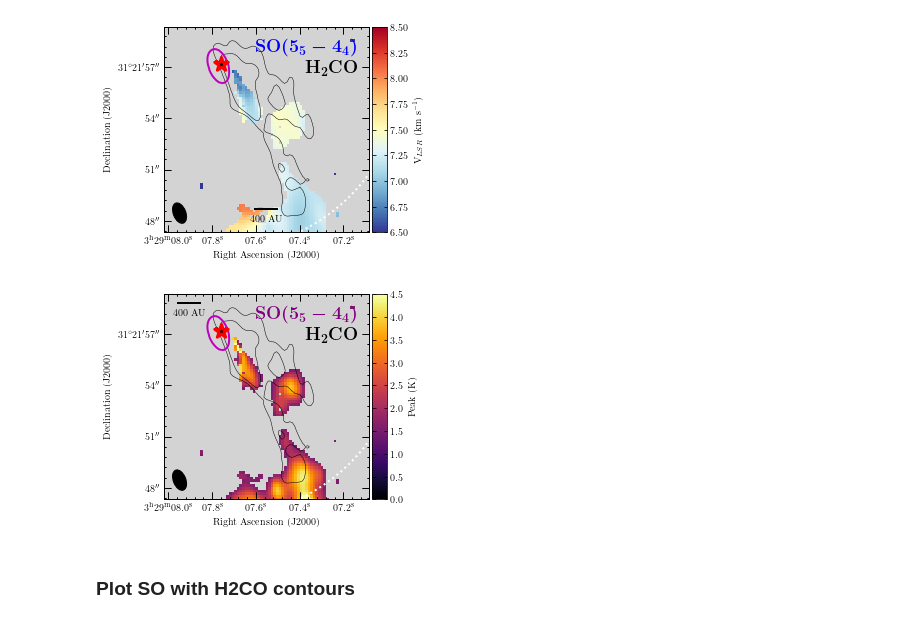
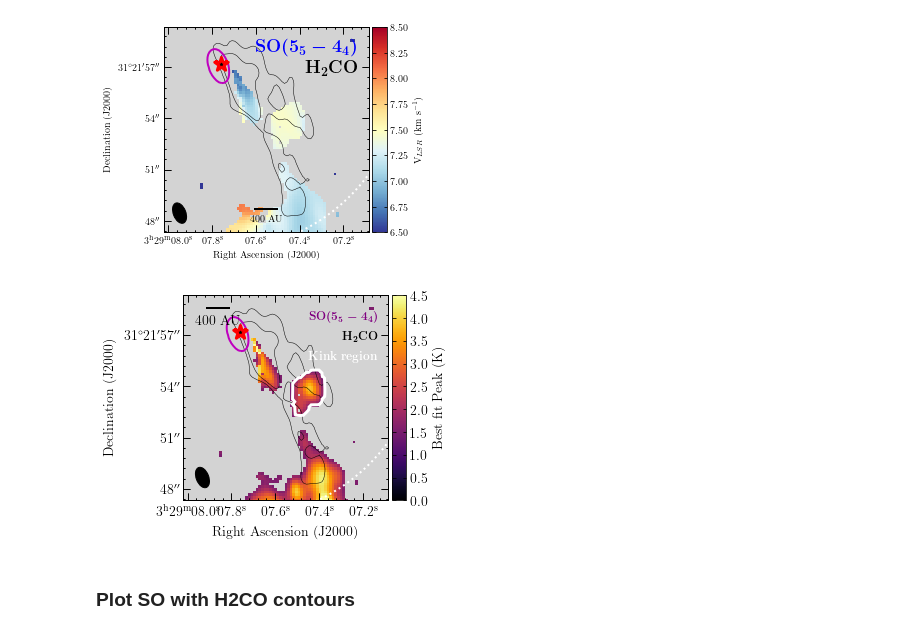
Before and after one commit to tere-valdivia/Per-emb-50_results, a Jupyter notebook: Data_figures.ipynb, the cells around one changed output. Cells and saved outputs as stored; diff of their text form; code cells hidden in the pictures.

```diff
--- a/Data_figures.ipynb
+++ b/Data_figures.ipynb
@@ -326,6 +326,7 @@ saveaction = 1
 
 filename = 'SO_55_44/CDconfigsmall/Per-emb-50_CD_l009l048_uvsub_SO_multi_small_1G_streamer'
 stretch = 'linear'
+savefile = filename + '_amplitude_H2CO_cont_wkink.pdf'
 paramcube = fits.getdata(filename+'.fits')
 head = fits.getheader(filename+'.fits')
 phasecent = np.array([head['ra'], head['dec']]) * u.deg
@@ -342,38 +343,46 @@ vmin = 0
 vmax = 4.5
 cmap = 'inferno'
 ang_size = (400 / 293) * u.arcsec
+regname = 'SO_55_44/CDconfigsmall/kinkregion.reg'
+
+kinkcenter = SkyCoord(52.2809646,31.3648169,unit='deg',frame='fk5')
+kinkradius=0.0004718 * u.deg
 
 filename_contour = 'H2CO/CDconfigsmall/Per-emb-50_CD_l021l060_uvsub_H2CO_multi_small_fitcube_stream_mom0'
 levels = np.array([3,5]) * 0.25 # K km/s
 
 filename_continuum = 'continuum/Per-emb-50_CD_li_cont_rob1-selfcal'
 cont_data = fits.getdata(filename_continuum+'.fits')[0]
 cont_header = WCS(fits.getheader(filename_continuum+'.fits')).celestial.to_header()
 
 fig = plot_aplpy_standard(fits.PrimaryHDU(data=moment, header=header), stretch, vmin, vmax, cmap, label_col='k', star_col='r')
 fig.show_circles(phasecent[0], phasecent[1], (pb_noema(freq).to(u.deg)*0.5).value, ls=':', color='w', lw=2)
 fig.set_nan_color('lightgrey')
-fig.colorbar.set_axis_label_text(r'Peak (K)')
+fig.colorbar.set_axis_label_text(r'Best fit Peak (K)')
 fig.show_contour(filename_contour+'.fits', levels=levels, colors='k', linewidths=0.5)
 fig.scalebar.set_corner('top left')
 fig.scalebar.set_length(ang_size)
 fig.scalebar.set_label('400 AU')
 fig.show_contour(fits.PrimaryHDU(data=cont_data,header=cont_header), levels=[0.007], colors='m', linewidths=2)
 fig.recenter(52.2814707, 31.3648160, (6*u.arcsec).to(u.deg).value)
 fig._layers['star']._sizes = np.array([200])
 fig._layers['star']._linewidths = np.array([3.])
 fig.tick_labels.set_xformat('hh:mm:ss.s')
 fig.beam.set_frame(False)
 
 fig.add_label(0.95,0.9, title_SO, color='purple',
-               relative=True, horizontalalignment='right', size=18)
+               relative=True, horizontalalignment='right', size=12)
 fig.add_label(0.95,0.8, title_H2CO, color='k',
-               relative=True, horizontalalignment='right', size=18)
+               relative=True, horizontalalignment='right', size=12)
+
+fig.show_regions(regname)
+fig.add_label(0.95,0.7, r'\textbf{Kink region}', color='w',
+               relative=True, horizontalalignment='right', size=12)
+
 if saveaction:
-    savefile = filename + '_amplitude_H2CO_cont.pdf'
     plt.savefig(savefile, bbox_inches='tight', dpi=300)
 # %% [output]
-[figure, old version]
+[figure, new version]
 # %% [markdown]
 ### Plot SO with H2CO contours
 # %%
```
Also changed, not shown: parts of 2 cells of this notebook, 24 other files.
